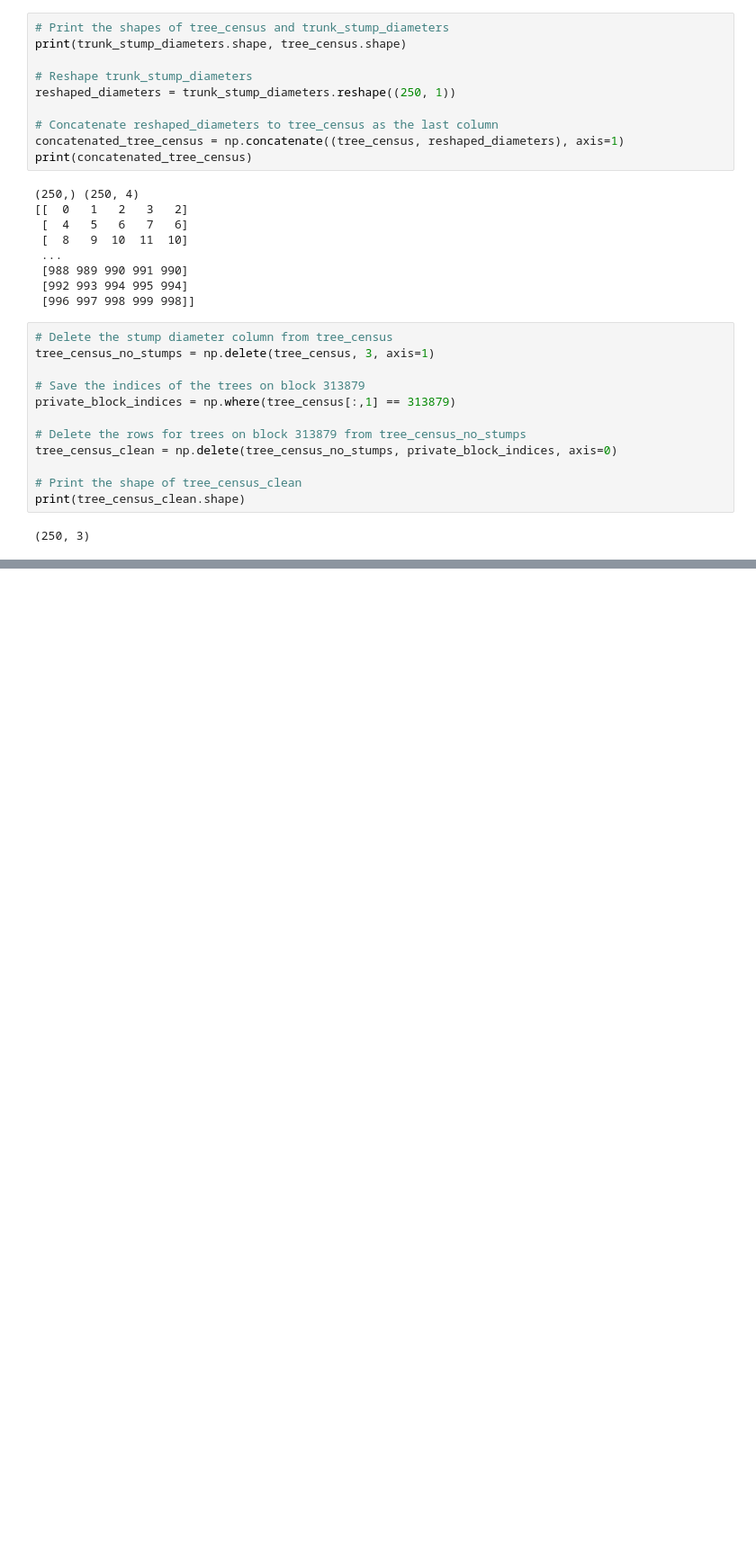
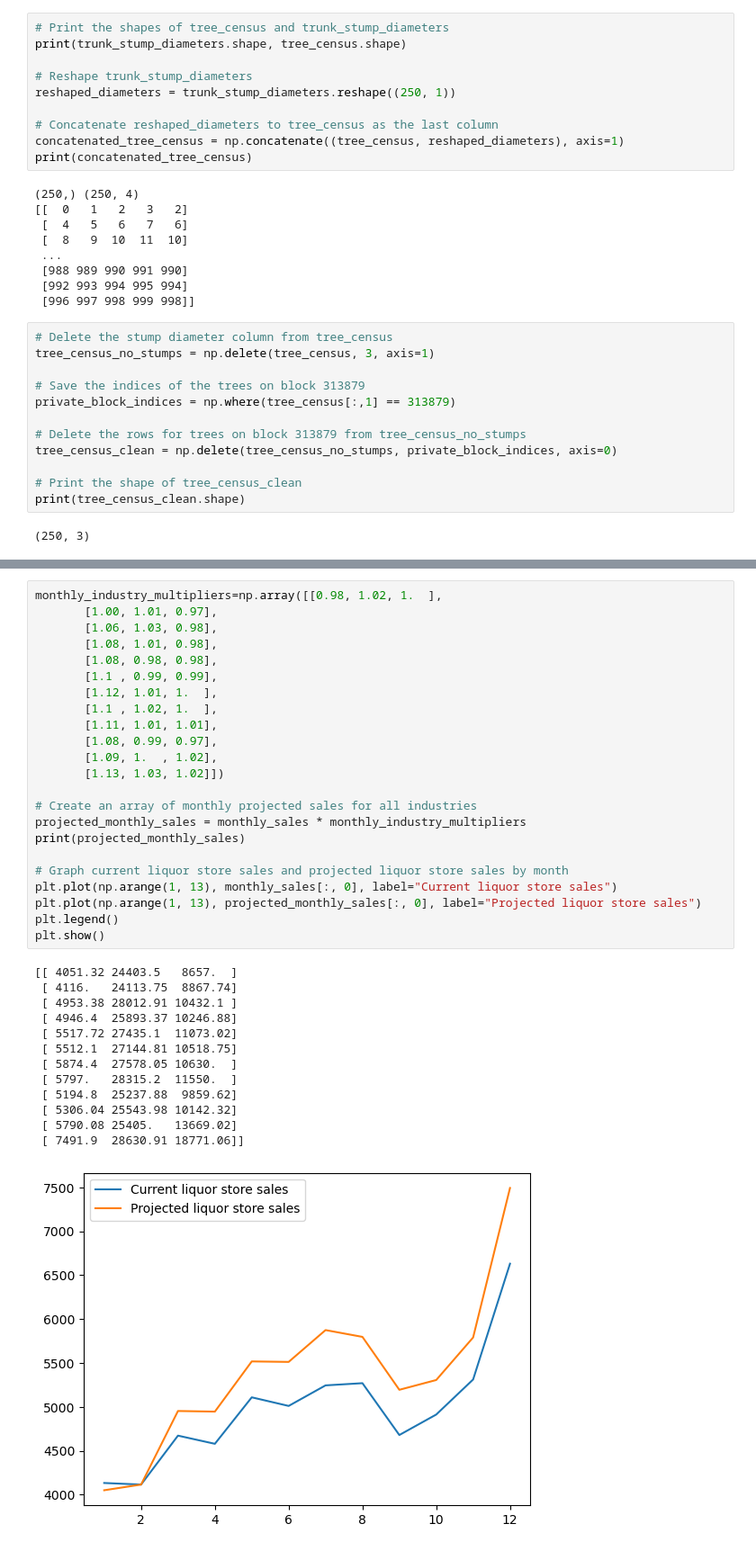
Before and after one commit to emadchelhi/training, a Jupyter notebook: numpy.ipynb, the cells around one changed output, grey strips where cells are left out. Shown at 90% size. Drawn from its saved outputs; the diff is of its cells as text; blank space fills up the shorter version.

```diff
--- a/numpy.ipynb
+++ b/numpy.ipynb
@@ -398,0 +522,37 @@ print(tree_census_clean.shape)
+# %%
+monthly_industry_multipliers=np.array([[0.98, 1.02, 1.  ],
+       [1.00, 1.01, 0.97],
+       [1.06, 1.03, 0.98],
+       [1.08, 1.01, 0.98],
+       [1.08, 0.98, 0.98],
+       [1.1 , 0.99, 0.99],
+       [1.12, 1.01, 1.  ],
+       [1.1 , 1.02, 1.  ],
+       [1.11, 1.01, 1.01],
+       [1.08, 0.99, 0.97],
+       [1.09, 1.  , 1.02],
+       [1.13, 1.03, 1.02]])
+
+# Create an array of monthly projected sales for all industries
+projected_monthly_sales = monthly_sales * monthly_industry_multipliers
+print(projected_monthly_sales)
+
+# Graph current liquor store sales and projected liquor store sales by month
+plt.plot(np.arange(1, 13), monthly_sales[:, 0], label="Current liquor store sales")
+plt.plot(np.arange(1, 13), projected_monthly_sales[:, 0], label="Projected liquor store sales")
+plt.legend()
+plt.show()
+# %% [output]
+[[ 4051.32 24403.5   8657.  ]
+ [ 4116.   24113.75  8867.74]
+ [ 4953.38 28012.91 10432.1 ]
+ [ 4946.4  25893.37 10246.88]
+ [ 5517.72 27435.1  11073.02]
+ [ 5512.1  27144.81 10518.75]
+ [ 5874.4  27578.05 10630.  ]
+ [ 5797.   28315.2  11550.  ]
+ [ 5194.8  25237.88  9859.62]
+ [ 5306.04 25543.98 10142.32]
+ [ 5790.08 25405.   13669.02]
+ [ 7491.9  28630.91 18771.06]]
+[figure, added]
```
Also changed, not shown: parts of 10 cells of this notebook.
